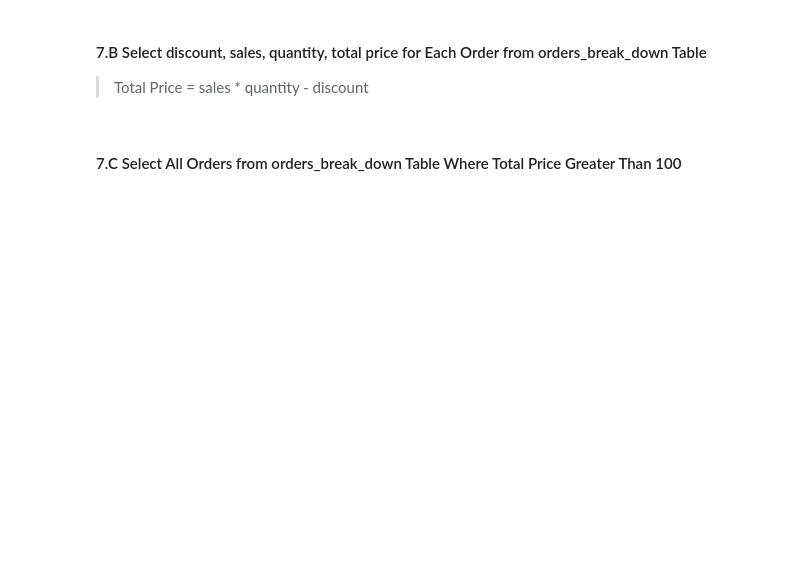
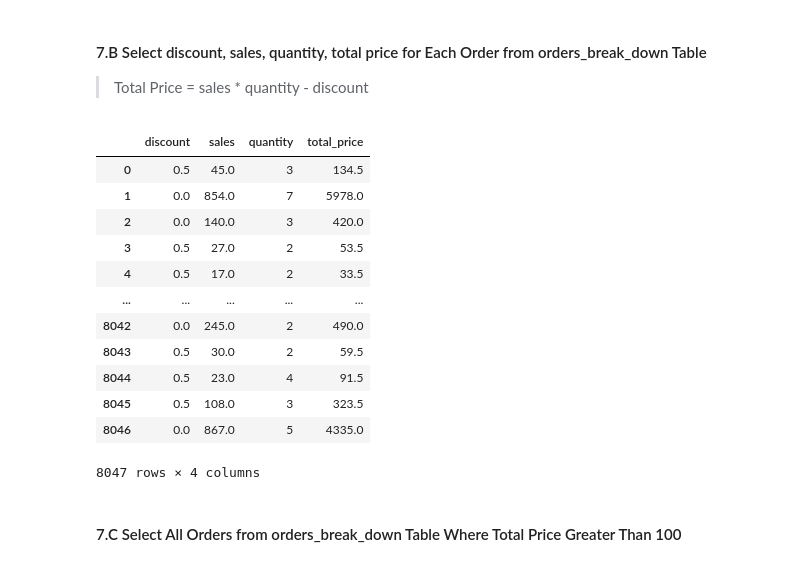
Before and after one commit to LouisMcArdell/IOD-Work, a Jupyter notebook: Labs/Module 3/IOD_Lab 3.1.3_sqlite.ipynb, the cells around one changed output. Saved outputs shown, nothing was run; the diff lists cells and outputs as text; code cells hidden in the pictures; blank space fills up the shorter version.

```diff
--- a/Labs/Module 3/IOD_Lab 3.1.3_sqlite.ipynb
+++ b/Labs/Module 3/IOD_Lab 3.1.3_sqlite.ipynb
@@ -556,6 +580,31 @@ customers_per_country
 > Total Price = sales * quantity - discount
 # %%
 # Select discount, sales, quantity, total price for Each Order Id from orders_break_down Table
+query = """
+        SELECT
+        discount,
+        sales,
+        quantity,
+        sales * quantity - discount AS total_price
+        FROM orders_breakdown
+        """
+
+customers_per_country = sql.read_sql(query, con=db_connection)
+customers_per_country
+# %% [output]
+|  | discount | sales | quantity | total_price |
+| 0 | 0.5 | 45.0 | 3 | 134.5 |
+| 1 | 0.0 | 854.0 | 7 | 5978.0 |
+| 2 | 0.0 | 140.0 | 3 | 420.0 |
+| 3 | 0.5 | 27.0 | 2 | 53.5 |
+| 4 | 0.5 | 17.0 | 2 | 33.5 |
+| ... | ... | ... | ... | ... |
+| 8042 | 0.0 | 245.0 | 2 | 490.0 |
+| 8043 | 0.5 | 30.0 | 2 | 59.5 |
+| 8044 | 0.5 | 23.0 | 4 | 91.5 |
+| 8045 | 0.5 | 108.0 | 3 | 323.5 |
+| 8046 | 0.0 | 867.0 | 5 | 4335.0 |
+8047 rows × 4 columns
 # %% [markdown]
 #### 7.C Select All Orders from orders_break_down Table Where Total Price Greater Than 100
 # %%
```
Also changed, not shown: parts of 20 cells of this notebook, 3 other files.
